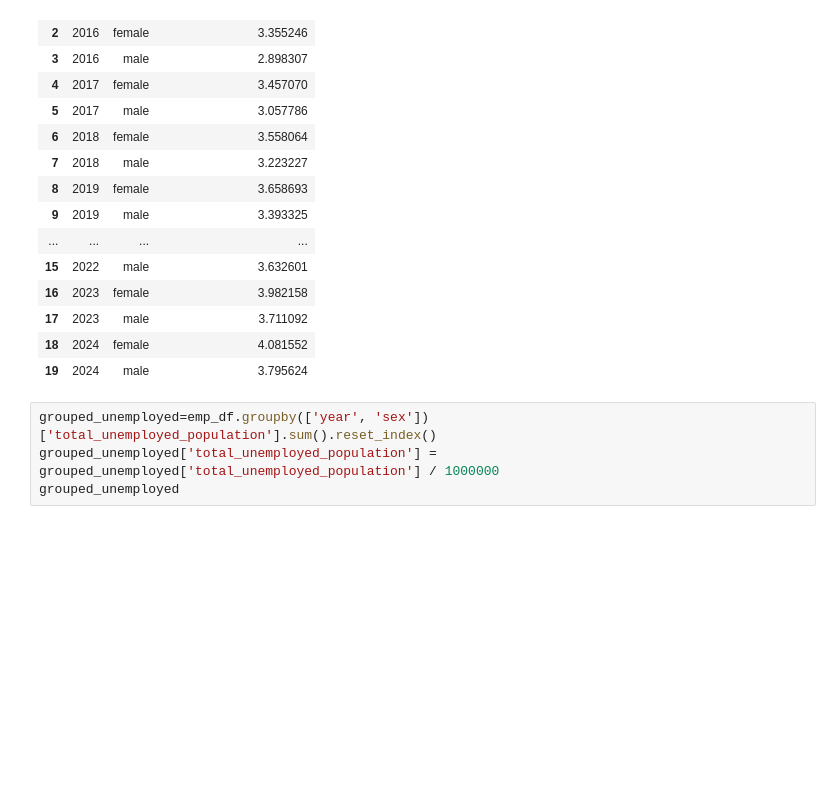
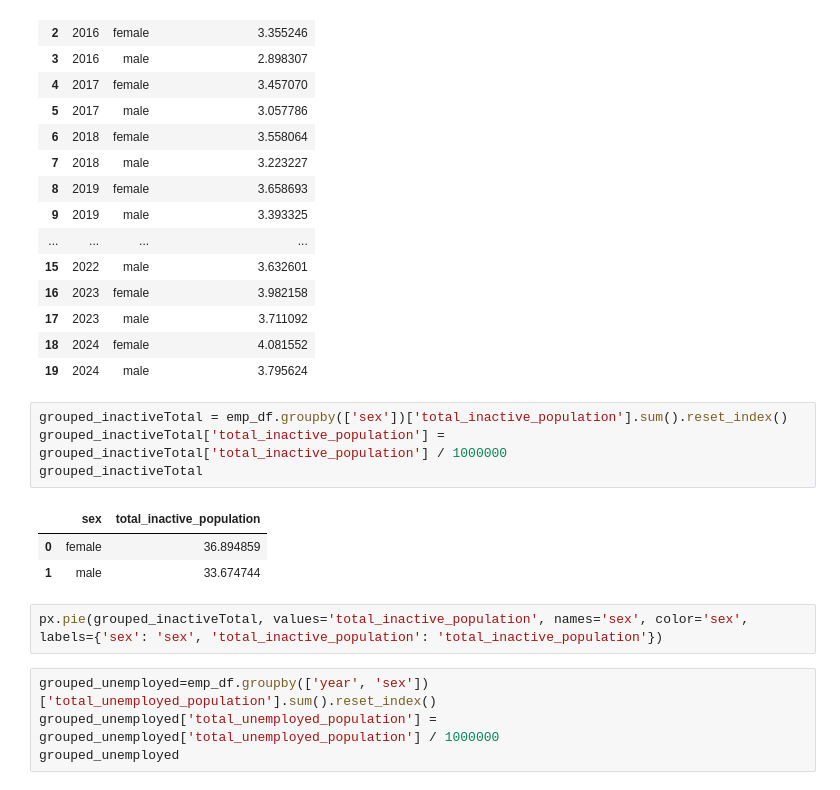
Before and after one commit to gathukalinet/viz2_assignment, a Jupyter notebook: Visualizations2_Assignment.ipynb, the cells around one changed output. Cells and saved outputs as stored; diff of their text form; blank space fills up the shorter version.

```diff
--- a/Visualizations2_Assignment.ipynb
+++ b/Visualizations2_Assignment.ipynb
@@ -95,6 +95,16 @@ grouped_inactive
 | 17 | 2023 | male | 3.711092 |
 | 18 | 2024 | female | 4.081552 |
 | 19 | 2024 | male | 3.795624 |
+# %%
+grouped_inactiveTotal = emp_df.groupby(['sex'])['total_inactive_population'].sum().reset_index()
+grouped_inactiveTotal['total_inactive_population'] = grouped_inactiveTotal['total_inactive_population'] / 1000000
+grouped_inactiveTotal
+# %% [output]
+|  | sex | total_inactive_population |
+| 0 | female | 36.894859 |
+| 1 | male | 33.674744 |
+# %%
+px.pie(grouped_inactiveTotal, values='total_inactive_population', names='sex', color='sex', labels={'sex': 'sex', 'total_inactive_population': 'total_inactive_population'})
 # %%
 grouped_unemployed=emp_df.groupby(['year', 'sex'])['total_unemployed_population'].sum().reset_index()
 grouped_unemployed['total_unemployed_population'] = grouped_unemployed['total_unemployed_population'] / 1000000
```
Also changed, not shown: parts of 4 cells of this notebook, 1 other file.
